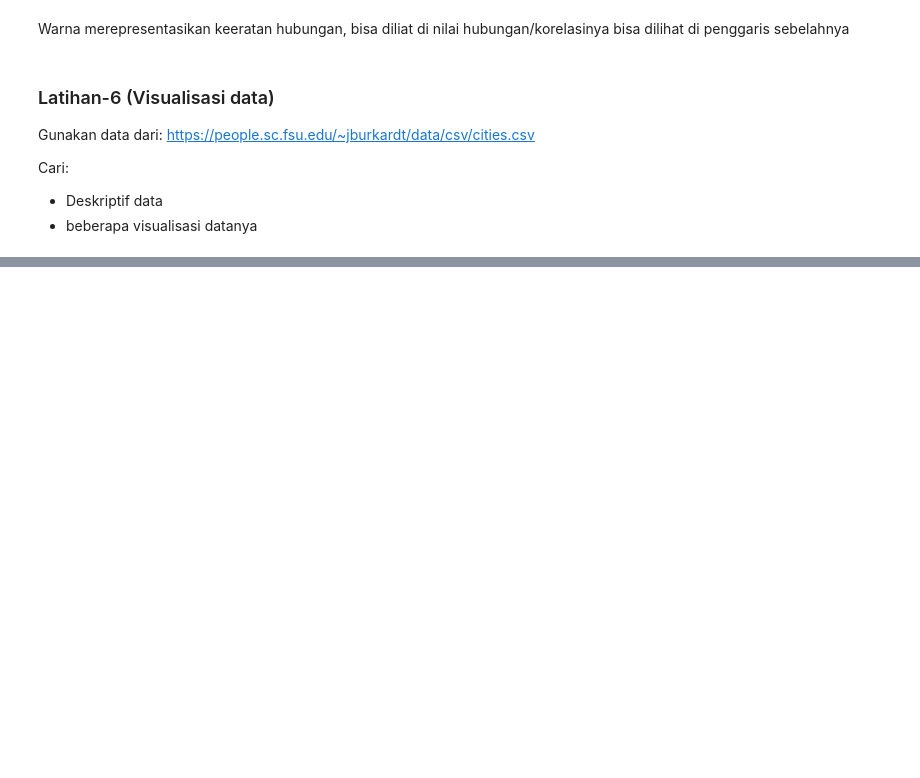
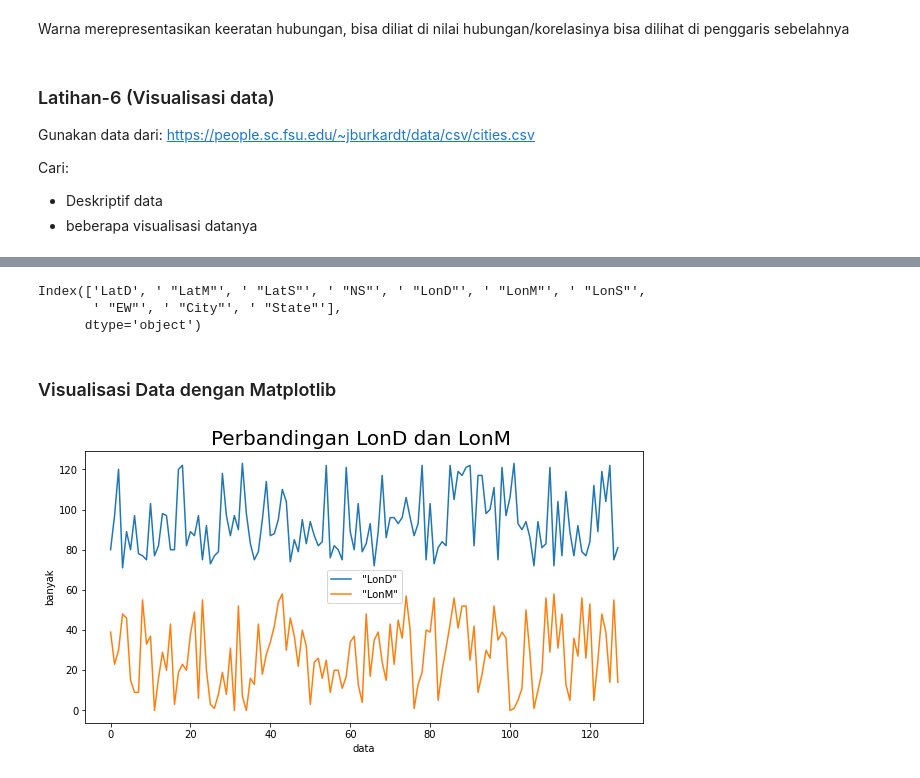
Before and after one commit to arifanf/Learn, a Jupyter notebook: AI_dengan_Python(pengenalan).ipynb, the cells around one changed output, grey strips where cells are left out. Cells and saved outputs as stored; diff of their text form; code cells hidden in the pictures; blank space fills up the shorter version.

```diff
--- a/AI_dengan_Python(pengenalan).ipynb
+++ b/AI_dengan_Python(pengenalan).ipynb
@@ -499,3 +505,9 @@ Gunakan data dari: https://people.sc.fsu.edu/~jburkardt/data/csv/cities.csv
 Cari:
 *   Deskriptif data
 *   beberapa visualisasi datanya
+# %%
+#Contoh mengimport dari web
+url = 'https://people.sc.fsu.edu/~jburkardt/data/csv/cities.csv'
+df = pd.read_csv(url)
+
+df
@@ -501,0 +558,21 @@ Cari:
+# %%
+#List nama kolom
+df.columns
+# %% [output]
+Index(['LatD', ' "LatM"', ' "LatS"', ' "NS"', ' "LonD"', ' "LonM"', ' "LonS"',
+       ' "EW"', ' "City"', ' "State"'],
+      dtype='object')
+# %% [markdown]
+### Visualisasi Data dengan Matplotlib
+# %%
+#Line Chart
+df[[' "LonD"', ' "LonM"']].plot(kind='line',
+             figsize=(10, 5))
+
+plt.title('Perbandingan LonD dan LonM ', fontsize = 20)
+plt.ylabel('banyak', fontsize = 10)
+plt.xlabel('data', fontsize = 10)
+
+plt.show()
+# %% [output]
+[figure, added]
```
Also changed, not shown: parts of 53 cells of this notebook.
